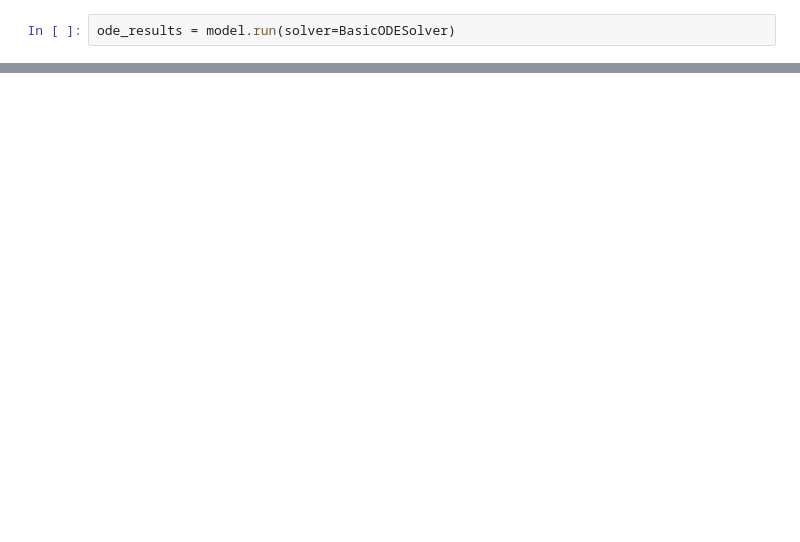
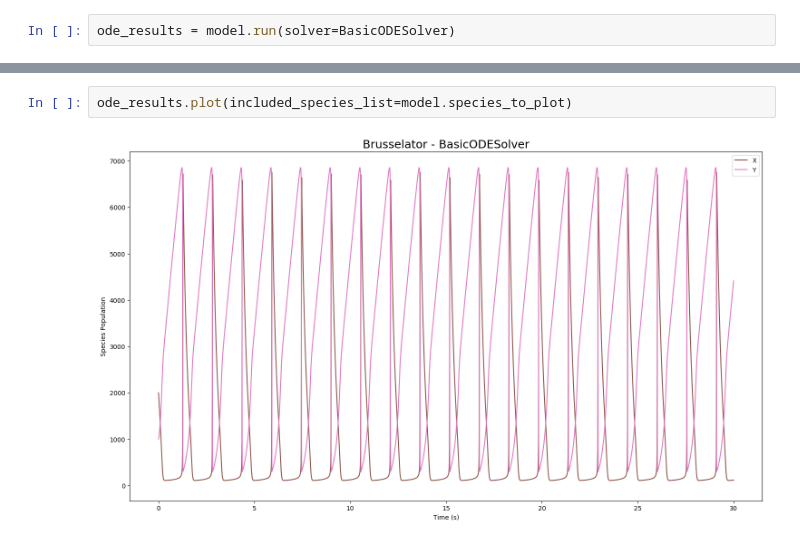
Before and after one commit to StochSS/GillesPy2, a Jupyter notebook: examples/BasicExamples/Brusselator.ipynb, the cells around one changed output, grey strips where cells are left out. Drawn from its saved outputs; the diff is of its cells as text; blank space fills up the shorter version.

```diff
--- a/examples/BasicExamples/Brusselator.ipynb
+++ b/examples/BasicExamples/Brusselator.ipynb
@@ -134,0 +127,4 @@ for species in model.species_to_plot:
+# %%
+ode_results.plot(included_species_list=model.species_to_plot)
+# %% [output]
+[figure, added]
```
Also changed, not shown: parts of 4 cells of this notebook, 6 other files.
